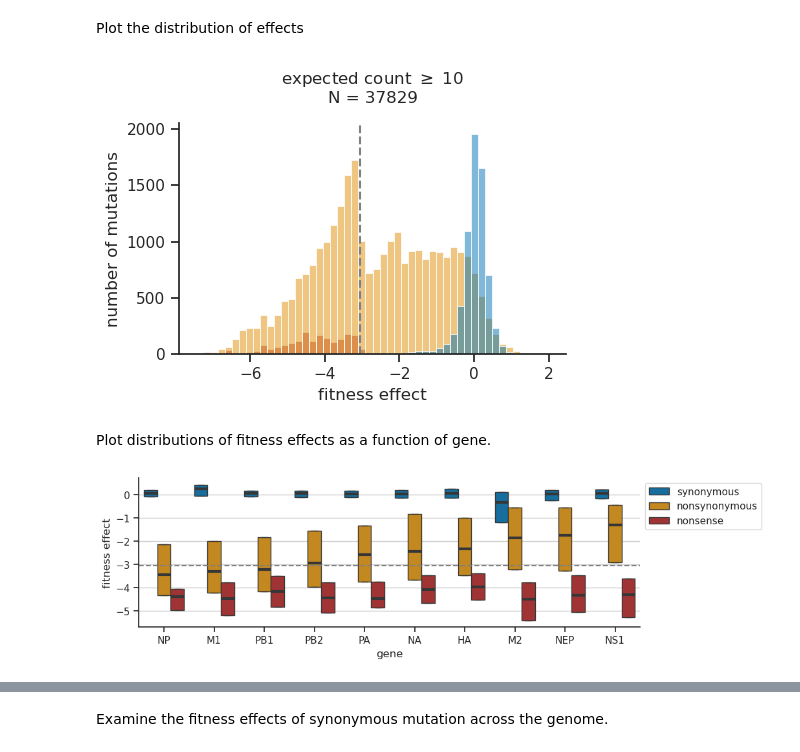
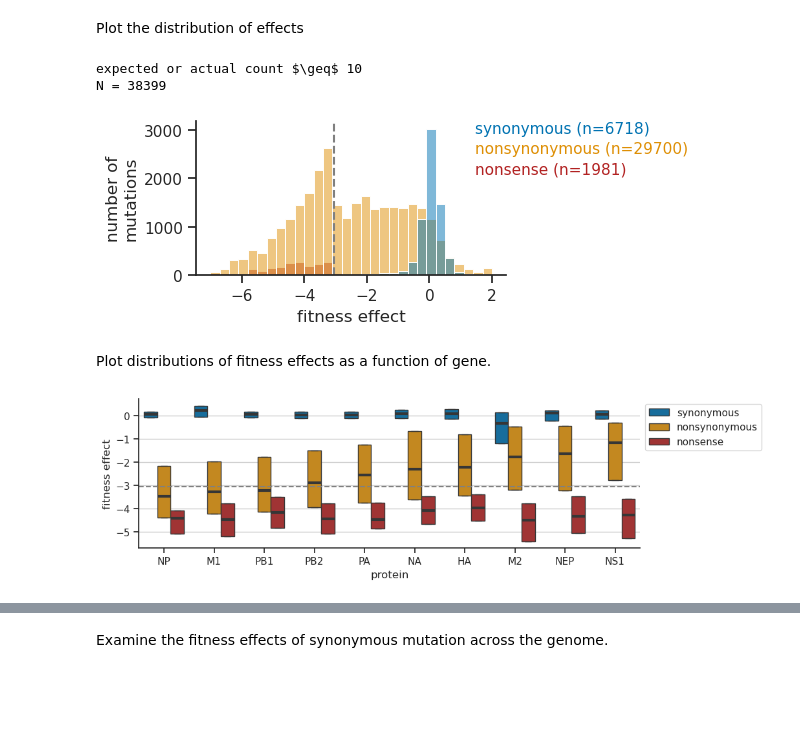
Before and after one commit to matsengrp/flu-mut-rates, a Jupyter notebook: notebooks/analyze_fitness_effects.ipynb, the cells around one changed output, grey strips where cells are left out. Saved outputs shown, nothing was run; the diff lists cells and outputs as text; code cells hidden in the pictures; blank space fills up the shorter version.

Commit message:
Update filters for estimating fitness effects

```diff
--- a/notebooks/analyze_fitness_effects.ipynb
+++ b/notebooks/analyze_fitness_effects.ipynb
@@ -32,34 +32,54 @@ Plot the distribution of effects
 # %%
 mut_class_colors = {
     'synonymous' : '#0173b2',
     'nonsynonymous' : '#de8f05',
     'nonsense' : 'firebrick',
 }
 
 count_threshold = 10
-data = fitness_df[fitness_df['expected_count'] >= count_threshold].copy()
+data = fitness_df[
+    (fitness_df['expected_count'] >= count_threshold) |
+    (fitness_df['actual_count'] >= count_threshold)
+].copy()
+print(f'expected or actual count $\geq$ {count_threshold}\nN = {len(data)}')
 fitness_lod = np.log(0.5/(count_threshold+0.5))
-data['delta_fitness'] = data['delta_fitness'].clip(upper=2.0)
-plt.figure(figsize=(5,3))
+data['delta_fitness'] = data['delta_fitness'].clip(upper=2, lower=-7)
+plt.figure(figsize=(4,2))
 ax = sns.histplot(
-    x='delta_fitness', data=data, bins=50,
+    x='delta_fitness', data=data, bins=30,
     hue='mut_class', hue_order=['synonymous', 'nonsynonymous', 'nonsense'],
-    palette=mut_class_colors, legend=False
+    palette=mut_class_colors
 )
+
+# Annotate the number of mutations in each class
+for (i, mut_class) in enumerate(['synonymous', 'nonsynonymous', 'nonsense']):
+    count = (data['mut_class'] == mut_class).sum()
+    median_fitness = data.loc[data['mut_class'] == mut_class, 'delta_fitness'].median()
+    ax.text(
+        0.9, 0.9-i*0.13, f'{mut_class} (n={count})', ha='left', va='bottom',
+        color=mut_class_colors[mut_class], fontsize=11, transform=ax.transAxes,
+    )
+
+ax.get_legend().remove()
 plt.axvline(fitness_lod, color='gray', linestyle='--')
 plt.xlabel('fitness effect')
-plt.ylabel('number of mutations')
-plt.title(f'expected count $\geq$ {count_threshold}\nN = {len(data)}', y=1.05)
+plt.ylabel('number of\nmutations')
+# plt.title(f'expected or actual count $\geq$ {count_threshold}\nN = {len(data)}', y=1.05)
 sns.despine()
 plt.show()
 # %% [output]
+expected or actual count $\geq$ 10
+N = 38399
-[figure, old version]
+[figure, new version]
 # %% [markdown]
 Plot distributions of fitness effects as a function of gene.
 # %%
 # Get data
 count_threshold = 10
-data = fitness_df[fitness_df['expected_count'] >= count_threshold].copy()
+data = fitness_df[
+    (fitness_df['expected_count'] >= count_threshold) |
+    (fitness_df['actual_count'] >= count_threshold)
+].copy()
 fitness_lod = np.log(0.5/(count_threshold+0.5))
 
 # TODO: remove
@@ -96,11 +116,12 @@ sns.boxplot(
 plt.axhline(fitness_lod, color='gray', linestyle='--')
 plt.grid(axis='y')
 plt.legend(bbox_to_anchor=(1,1))
+plt.xlabel('protein')
 plt.ylabel('fitness effect')
 sns.despine()
 plt.show()
 # %% [output]
-[figure, old version]
+[figure, new version]
 # %%
 # Get data for HA/NA subtypes with at least 100 mutations with estimated fitness effects
 ha_na_data = data[data['gene'].isin(['HA', 'NA'])].copy()
```
Also changed, not shown: parts of 6 cells of this notebook, 3 other files.
